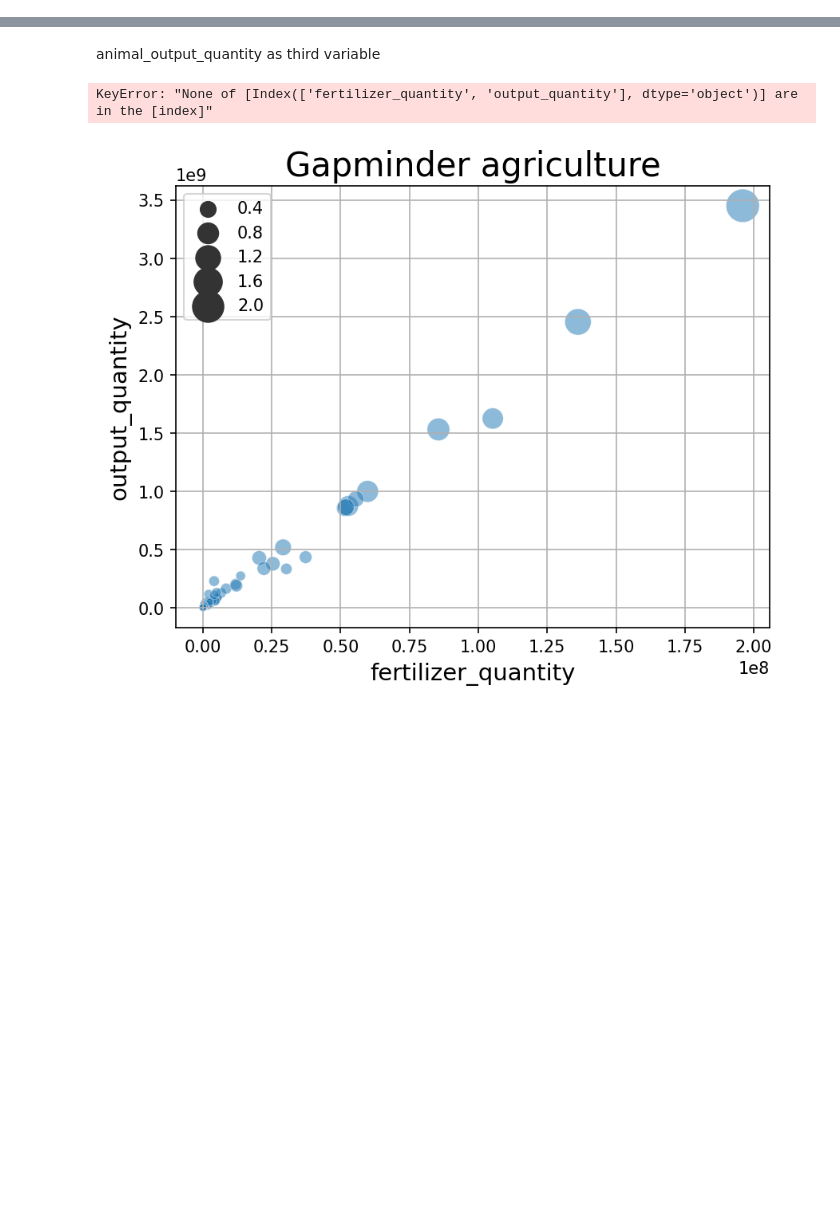
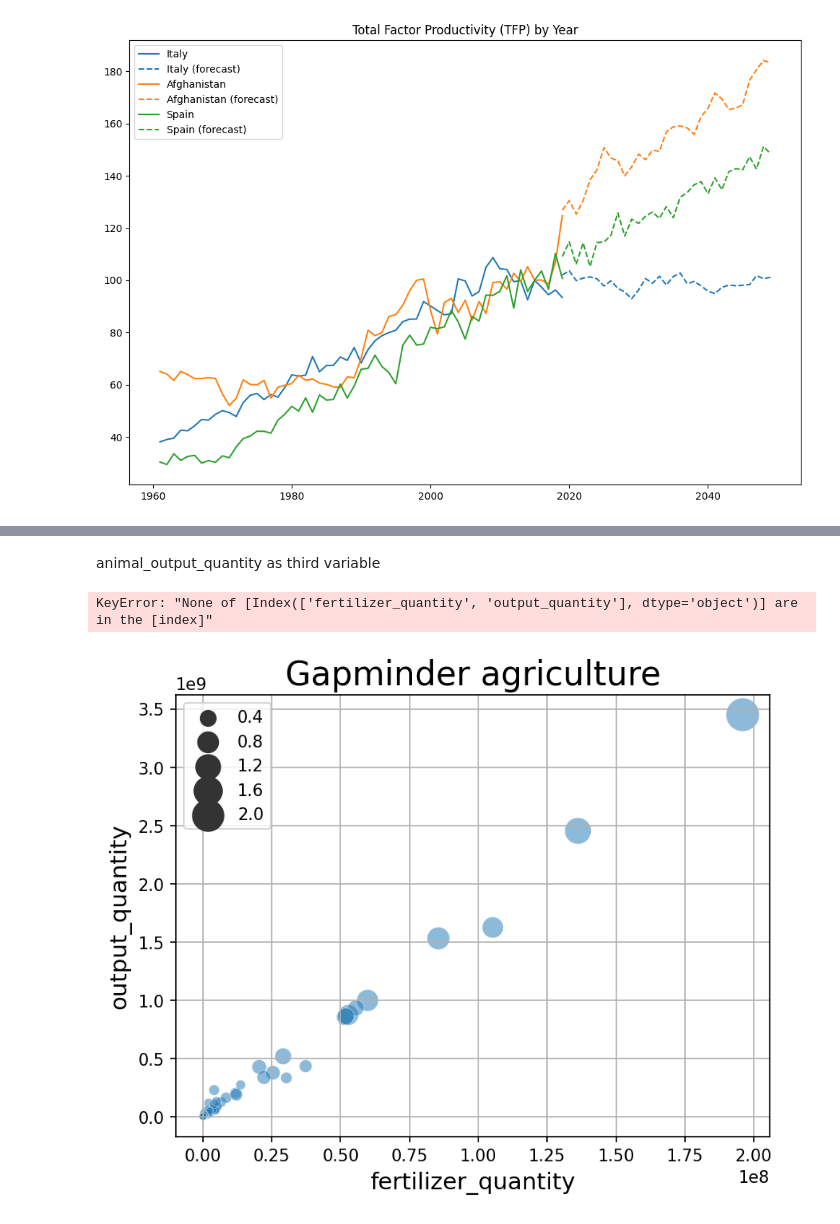
Before and after one commit to carlkrg/AP-Agros-Uni-Project, a Jupyter notebook: Testing/testing_notebook.ipynb, the cells around one changed output, grey strips where cells are left out. Cells and saved outputs as stored; diff of their text form; code cells hidden in the pictures; blank space fills up the shorter version.

```diff
--- a/Testing/testing_notebook.ipynb
+++ b/Testing/testing_notebook.ipynb
@@ -30,0 +104,4 @@ reading data file into pandas dataframe...
+# %%
+test_obj.predictor(['Italy', 'Afghanistan', 'Spain'])
+# %% [output]
+[figure, added]
```
Also changed, not shown: parts of 24 cells of this notebook, 1 other file.
